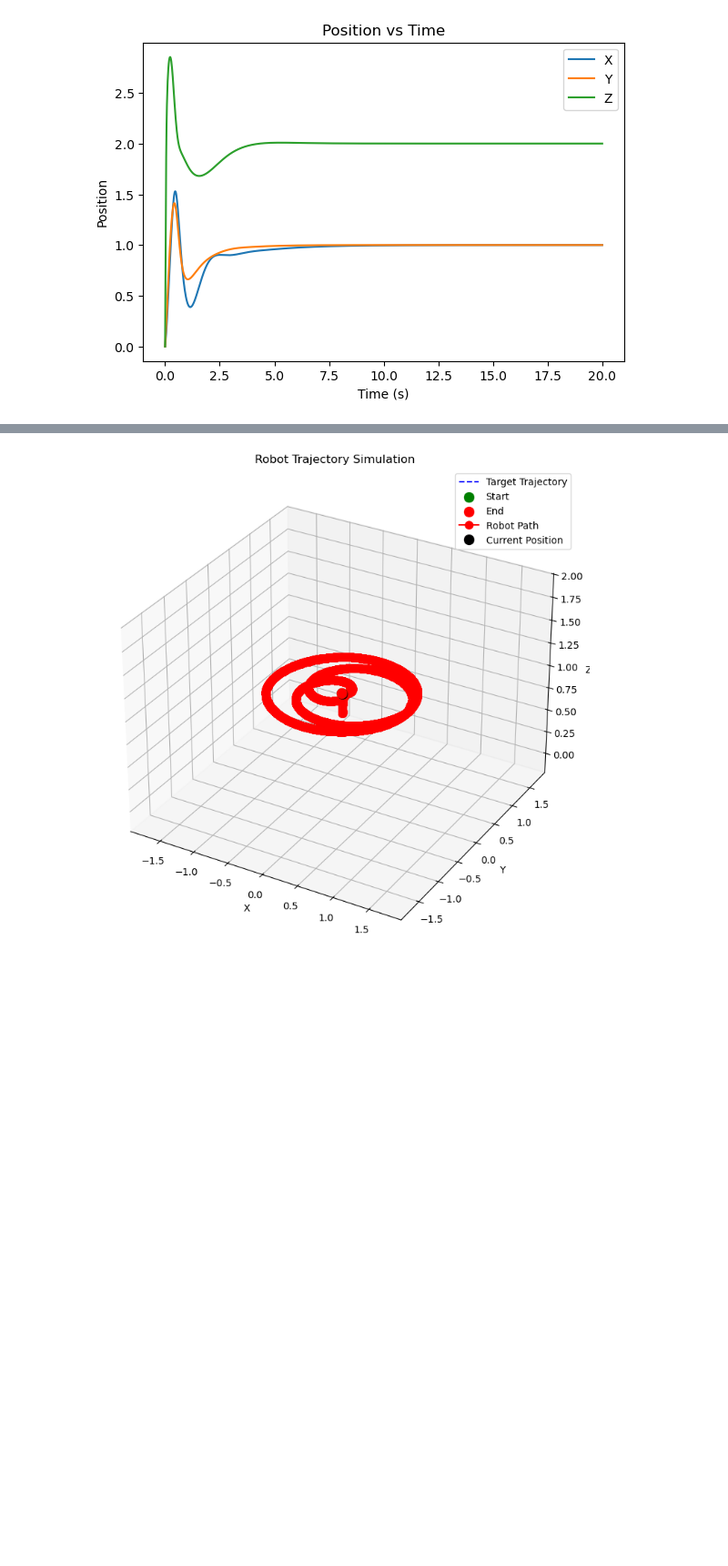
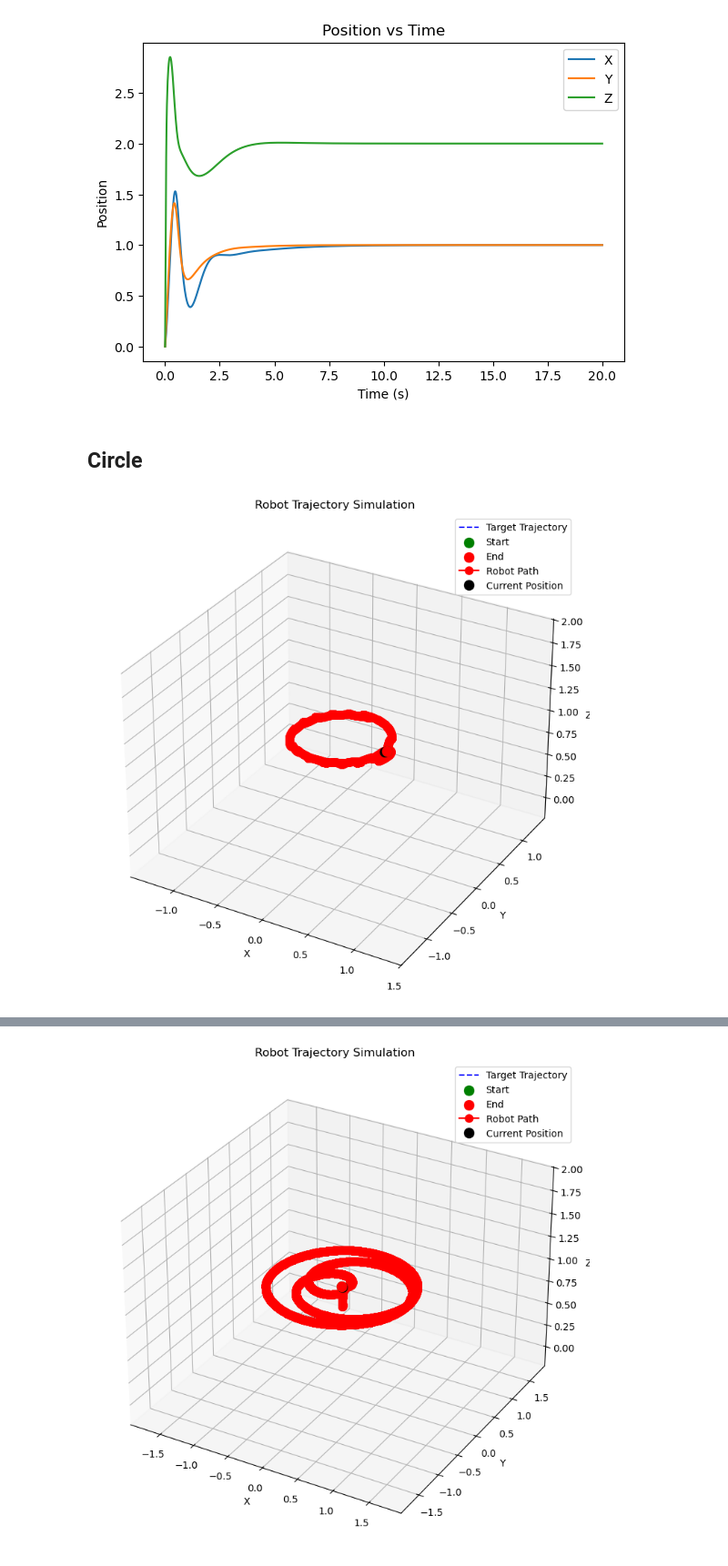
Before and after one commit to damurka5/RL_CDPR, a Jupyter notebook: notebooks/11_SB3_PPO&DDPG&TRPO_evaluation.ipynb, the cells around one changed output, grey strips where cells are left out. Shown at 91% size. Saved outputs shown, nothing was run; the diff lists cells and outputs as text; code cells hidden in the pictures; blank space fills up the shorter version.

```diff
--- a/notebooks/11_SB3_PPO&DDPG&TRPO_evaluation.ipynb
+++ b/notebooks/11_SB3_PPO&DDPG&TRPO_evaluation.ipynb
@@ -976,3 +976,22 @@ ax2.legend()
 # %% [output]
 <matplotlib.legend.Legend at 0x...>
 [figure]
+# %% [markdown]
+## Circle
+# %%
+traj1 = horizontal_circle_trajectory_points(t_span = np.linspace(0, 10, 20))
+
+simple_robot_model.cur_state = np.hstack((traj1[0],
+                                   np.zeros(3),
+                                   traj1[1]))
+
+states, error = follow_trajectory_pid(traj1, simple_robot_model, Kp, Kd, Ki, simple_robot_model.dt)
+
+visualize_simulation(trajectory=traj1,
+                     robot_states=states,
+                     reached_points=[],
+                     save_animation=True,
+                     gif_name='PID_circle',
+                     interval=int(1000/60))
+# %% [output]
+[figure, added]
```
Also changed, not shown: parts of 7 cells of this notebook, 2 other files.
